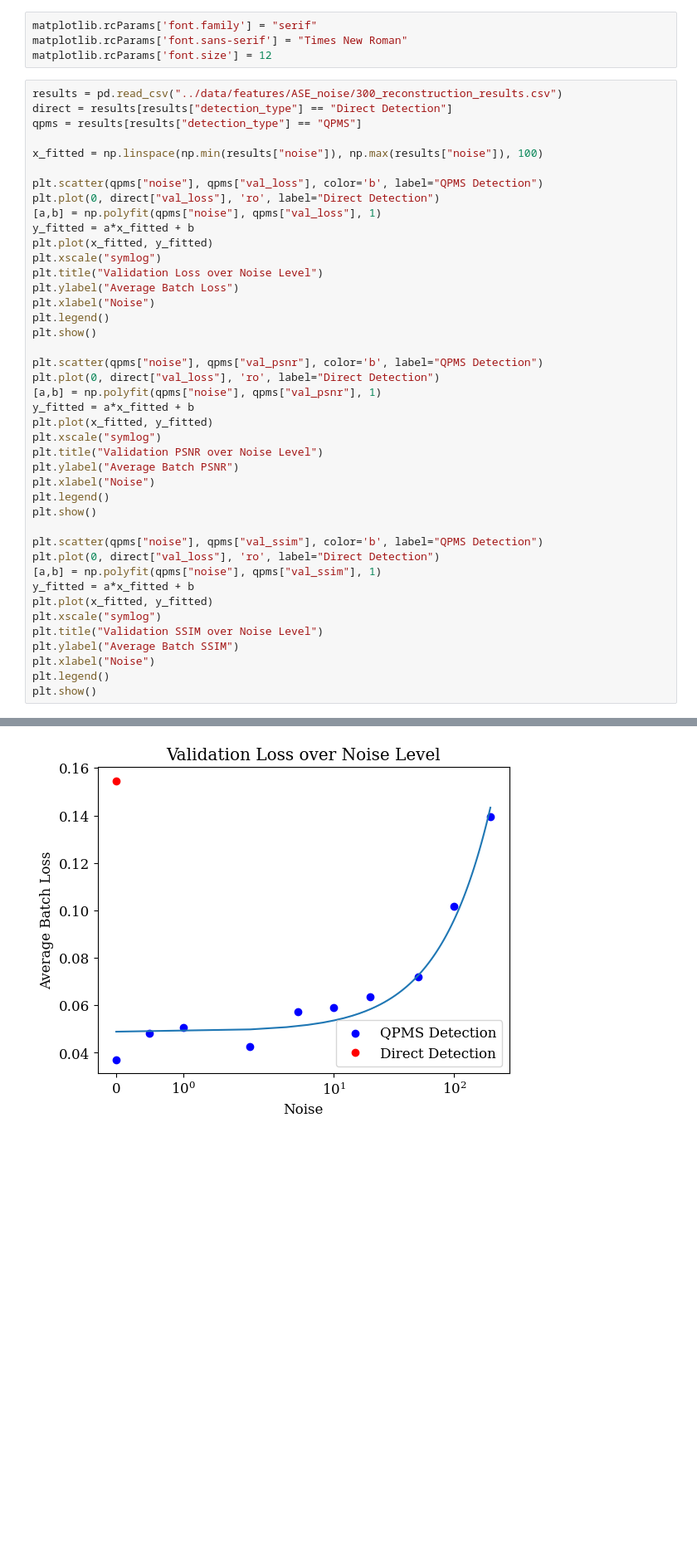
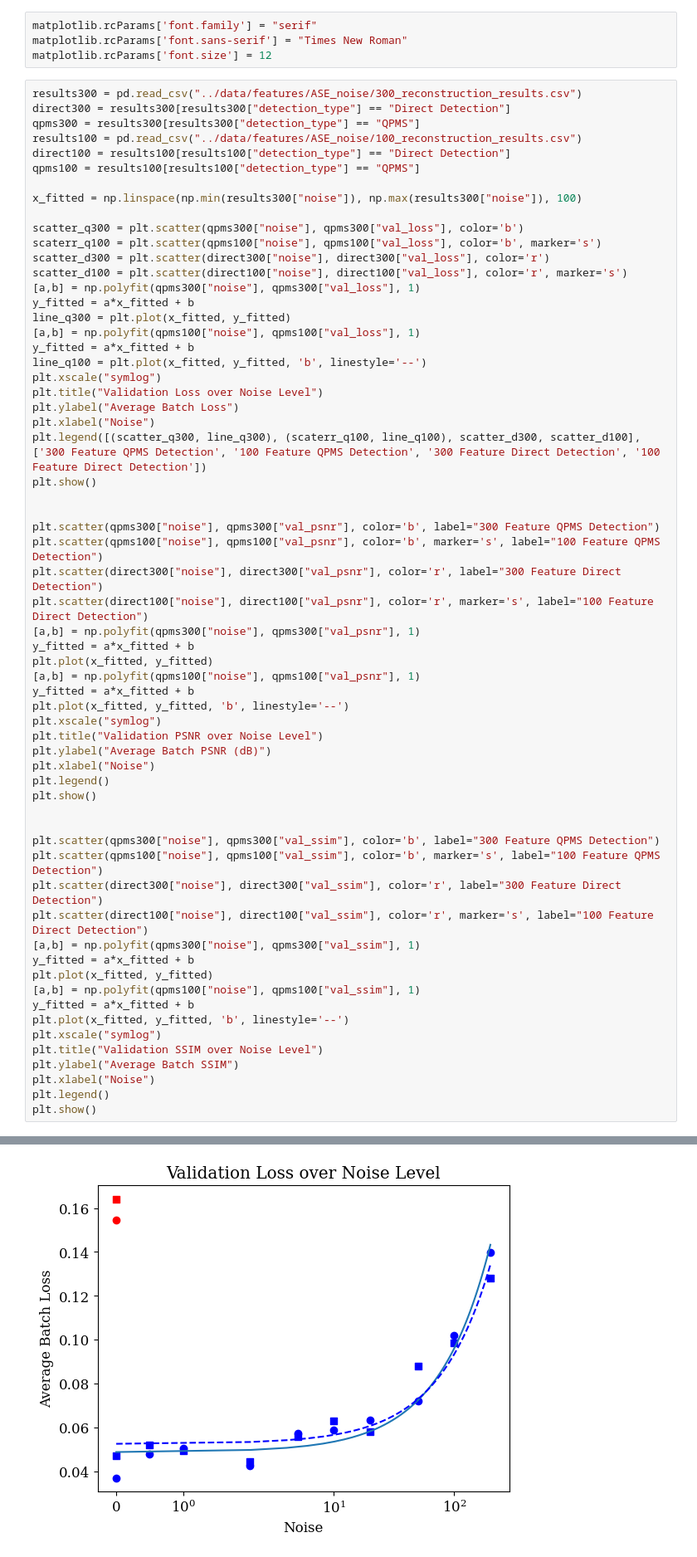
Before and after one commit to mbthomas1124/low-photon-compressive-imaging, a Jupyter notebook: code/figures.ipynb, the cells around one changed output, grey strips where cells are left out. Shown at 83% size. Drawn from its saved outputs; the diff is of its cells as text; blank space fills up the shorter version.

Commit message:
new QPMS data

```diff
--- a/code/figures.ipynb
+++ b/code/figures.ipynb
@@ -10,41 +9,61 @@ matplotlib.rcParams['font.family'] = "serif"
 matplotlib.rcParams['font.sans-serif'] = "Times New Roman"
 matplotlib.rcParams['font.size'] = 12
 # %%
-results = pd.read_csv("../data/features/ASE_noise/300_reconstruction_results.csv")
-direct = results[results["detection_type"] == "Direct Detection"]
-qpms = results[results["detection_type"] == "QPMS"]
+results300 = pd.read_csv("../data/features/ASE_noise/300_reconstruction_results.csv")
+direct300 = results300[results300["detection_type"] == "Direct Detection"]
+qpms300 = results300[results300["detection_type"] == "QPMS"]
+results100 = pd.read_csv("../data/features/ASE_noise/100_reconstruction_results.csv")
+direct100 = results100[results100["detection_type"] == "Direct Detection"]
+qpms100 = results100[results100["detection_type"] == "QPMS"]
 
-x_fitted = np.linspace(np.min(results["noise"]), np.max(results["noise"]), 100)
+x_fitted = np.linspace(np.min(results300["noise"]), np.max(results300["noise"]), 100)
 
-plt.scatter(qpms["noise"], qpms["val_loss"], color='b', label="QPMS Detection")
-plt.plot(0, direct["val_loss"], 'ro', label="Direct Detection")
-[a,b] = np.polyfit(qpms["noise"], qpms["val_loss"], 1)
+scatter_q300 = plt.scatter(qpms300["noise"], qpms300["val_loss"], color='b')
+scaterr_q100 = plt.scatter(qpms100["noise"], qpms100["val_loss"], color='b', marker='s')
+scatter_d300 = plt.scatter(direct300["noise"], direct300["val_loss"], color='r')
+scatter_d100 = plt.scatter(direct100["noise"], direct100["val_loss"], color='r', marker='s')
+[a,b] = np.polyfit(qpms300["noise"], qpms300["val_loss"], 1)
 y_fitted = a*x_fitted + b
-plt.plot(x_fitted, y_fitted)
+line_q300 = plt.plot(x_fitted, y_fitted)
+[a,b] = np.polyfit(qpms100["noise"], qpms100["val_loss"], 1)
+y_fitted = a*x_fitted + b
+line_q100 = plt.plot(x_fitted, y_fitted, 'b', linestyle='--')
 plt.xscale("symlog")
 plt.title("Validation Loss over Noise Level")
 plt.ylabel("Average Batch Loss")
 plt.xlabel("Noise")
-plt.legend()
+plt.legend([(scatter_q300, line_q300), (scaterr_q100, line_q100), scatter_d300, scatter_d100], ['300 Feature QPMS Detection', '100 Feature QPMS Detection', '300 Feature Direct Detection', '100 Feature Direct Detection'])
 plt.show()
 
-plt.scatter(qpms["noise"], qpms["val_psnr"], color='b', label="QPMS Detection")
-plt.plot(0, direct["val_loss"], 'ro', label="Direct Detection")
-[a,b] = np.polyfit(qpms["noise"], qpms["val_psnr"], 1)
+
+plt.scatter(qpms300["noise"], qpms300["val_psnr"], color='b', label="300 Feature QPMS Detection")
+plt.scatter(qpms100["noise"], qpms100["val_psnr"], color='b', marker='s', label="100 Feature QPMS Detection")
+plt.scatter(direct300["noise"], direct300["val_psnr"], color='r', label="300 Feature Direct Detection")
+plt.scatter(direct100["noise"], direct100["val_psnr"], color='r', marker='s', label="100 Feature Direct Detection")
+[a,b] = np.polyfit(qpms300["noise"], qpms300["val_psnr"], 1)
 y_fitted = a*x_fitted + b
 plt.plot(x_fitted, y_fitted)
+[a,b] = np.polyfit(qpms100["noise"], qpms100["val_psnr"], 1)
+y_fitted = a*x_fitted + b
+plt.plot(x_fitted, y_fitted, 'b', linestyle='--')
 plt.xscale("symlog")
 plt.title("Validation PSNR over Noise Level")
-plt.ylabel("Average Batch PSNR")
+plt.ylabel("Average Batch PSNR (dB)")
 plt.xlabel("Noise")
 plt.legend()
 plt.show()
 
-plt.scatter(qpms["noise"], qpms["val_ssim"], color='b', label="QPMS Detection")
-plt.plot(0, direct["val_loss"], 'ro', label="Direct Detection")
-[a,b] = np.polyfit(qpms["noise"], qpms["val_ssim"], 1)
+
+plt.scatter(qpms300["noise"], qpms300["val_ssim"], color='b', label="300 Feature QPMS Detection")
+plt.scatter(qpms100["noise"], qpms100["val_ssim"], color='b', marker='s', label="100 Feature QPMS Detection")
+plt.scatter(direct300["noise"], direct300["val_ssim"], color='r', label="300 Feature Direct Detection")
+plt.scatter(direct100["noise"], direct100["val_ssim"], color='r', marker='s', label="100 Feature Direct Detection")
+[a,b] = np.polyfit(qpms300["noise"], qpms300["val_ssim"], 1)
 y_fitted = a*x_fitted + b
 plt.plot(x_fitted, y_fitted)
+[a,b] = np.polyfit(qpms100["noise"], qpms100["val_ssim"], 1)
+y_fitted = a*x_fitted + b
+plt.plot(x_fitted, y_fitted, 'b', linestyle='--')
 plt.xscale("symlog")
 plt.title("Validation SSIM over Noise Level")
 plt.ylabel("Average Batch SSIM")
@@ -55 +75 @@ plt.show()
-[figure, old version]
+[figure, new version]
```
Also changed, not shown: parts of 3 cells of this notebook, 22 other files.
